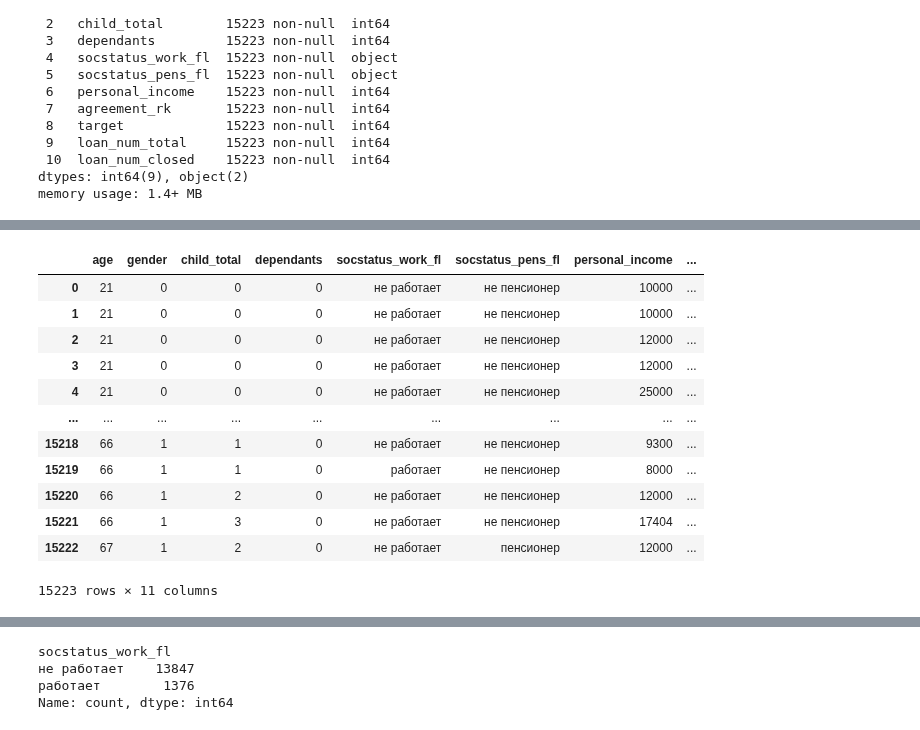
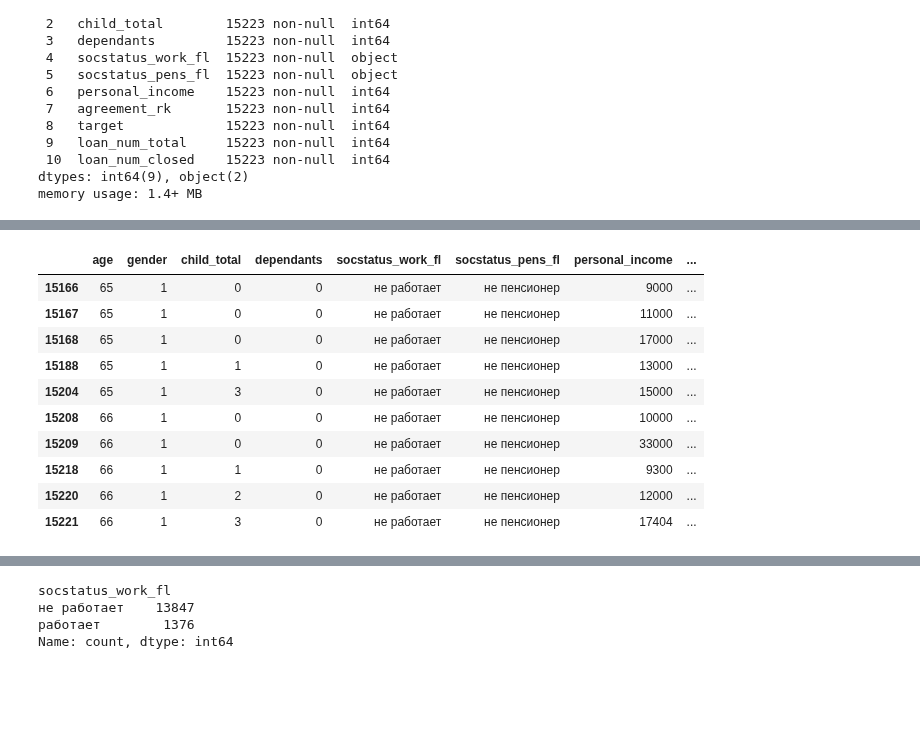
Before and after one commit to IgorKolotushkin/machine_learning_ds, a Jupyter notebook: hw4/homework. Метод ближайших соседей.ipynb, the cells around one changed output, grey strips where cells are left out. Saved outputs shown, nothing was run; the diff lists cells and outputs as text; code cells hidden in the pictures; blank space fills up the shorter version.

```diff
--- a/hw4/homework. Метод ближайших соседей.ipynb
+++ b/hw4/homework. Метод ближайших соседей.ipynb
@@ -248,21 +276,20 @@ new_df
 # %%
-df.loc[
-    (df['socstatus_pens_fl']  == 'пенсионер') &
+new_df = df[
+    (df['socstatus_pens_fl']  == 'не пенсионер') &
     (df['socstatus_work_fl']  == 'не работает') &
-    (df['age'] < 45), 'socstatus_pens_fl'
-] = 'не пенсионер'
-df
+    (df['age'] >= 65) & (df['gender'] == 1)
+]
+
+new_df
 # %% [output]
 |  | age | gender | child_total | dependants | socstatus_work_fl | socstatus_pens_fl | personal_income | ... |
-| 0 | 21 | 0 | 0 | 0 | не работает | не пенсионер | 10000 | ... |
-| 1 | 21 | 0 | 0 | 0 | не работает | не пенсионер | 10000 | ... |
-| 2 | 21 | 0 | 0 | 0 | не работает | не пенсионер | 12000 | ... |
-| 3 | 21 | 0 | 0 | 0 | не работает | не пенсионер | 12000 | ... |
-| 4 | 21 | 0 | 0 | 0 | не работает | не пенсионер | 25000 | ... |
-| ... | ... | ... | ... | ... | ... | ... | ... | ... |
+| 15166 | 65 | 1 | 0 | 0 | не работает | не пенсионер | 9000 | ... |
+| 15167 | 65 | 1 | 0 | 0 | не работает | не пенсионер | 11000 | ... |
+| 15168 | 65 | 1 | 0 | 0 | не работает | не пенсионер | 17000 | ... |
+| 15188 | 65 | 1 | 1 | 0 | не работает | не пенсионер | 13000 | ... |
+| 15204 | 65 | 1 | 3 | 0 | не работает | не пенсионер | 15000 | ... |
+| 15208 | 66 | 1 | 0 | 0 | не работает | не пенсионер | 10000 | ... |
+| 15209 | 66 | 1 | 0 | 0 | не работает | не пенсионер | 33000 | ... |
 | 15218 | 66 | 1 | 1 | 0 | не работает | не пенсионер | 9300 | ... |
-| 15219 | 66 | 1 | 1 | 0 | работает | не пенсионер | 8000 | ... |
 | 15220 | 66 | 1 | 2 | 0 | не работает | не пенсионер | 12000 | ... |
 | 15221 | 66 | 1 | 3 | 0 | не работает | не пенсионер | 17404 | ... |
-| 15222 | 67 | 1 | 2 | 0 | не работает | пенсионер | 12000 | ... |
-15223 rows × 11 columns
```
Also changed, not shown: parts of 40 cells of this notebook.
